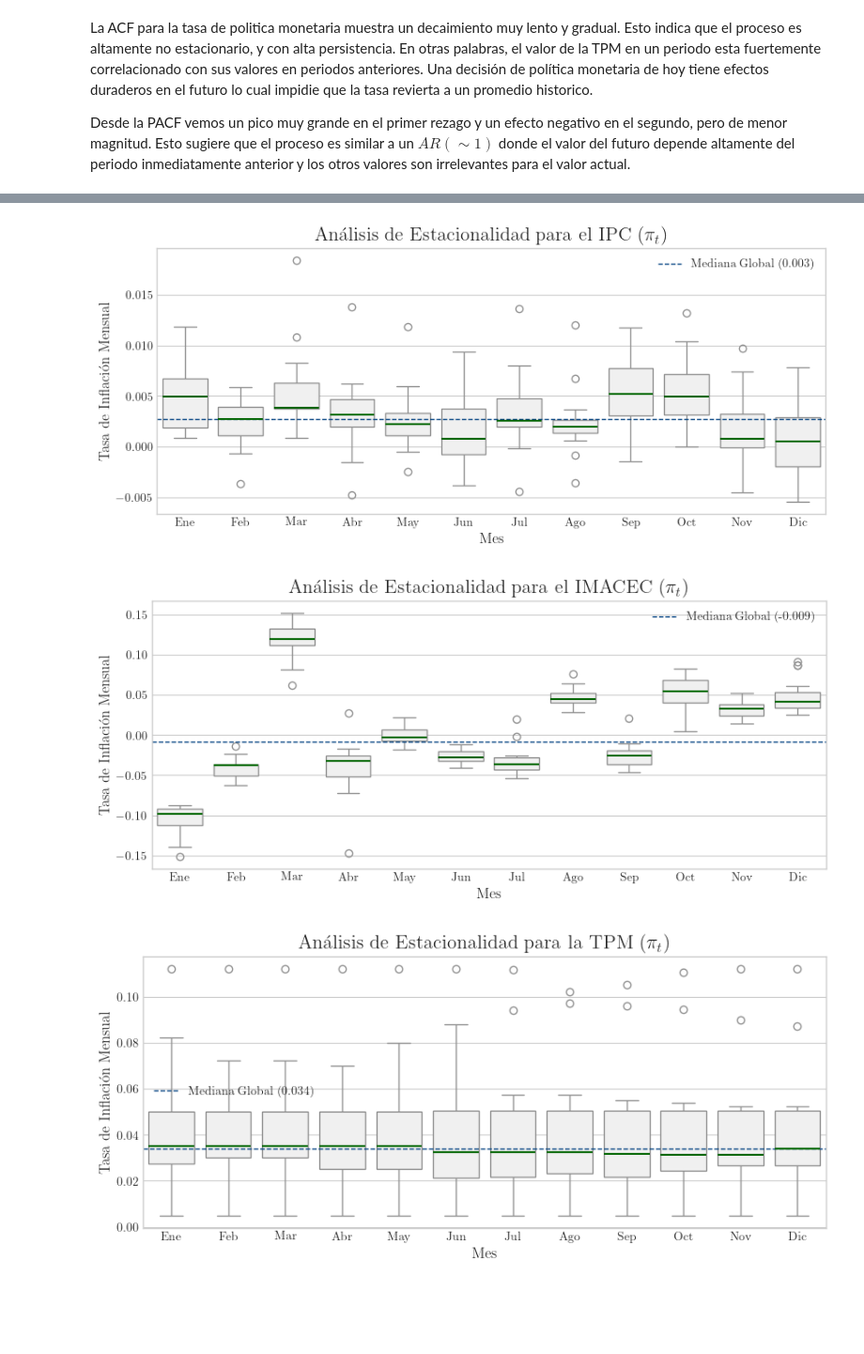
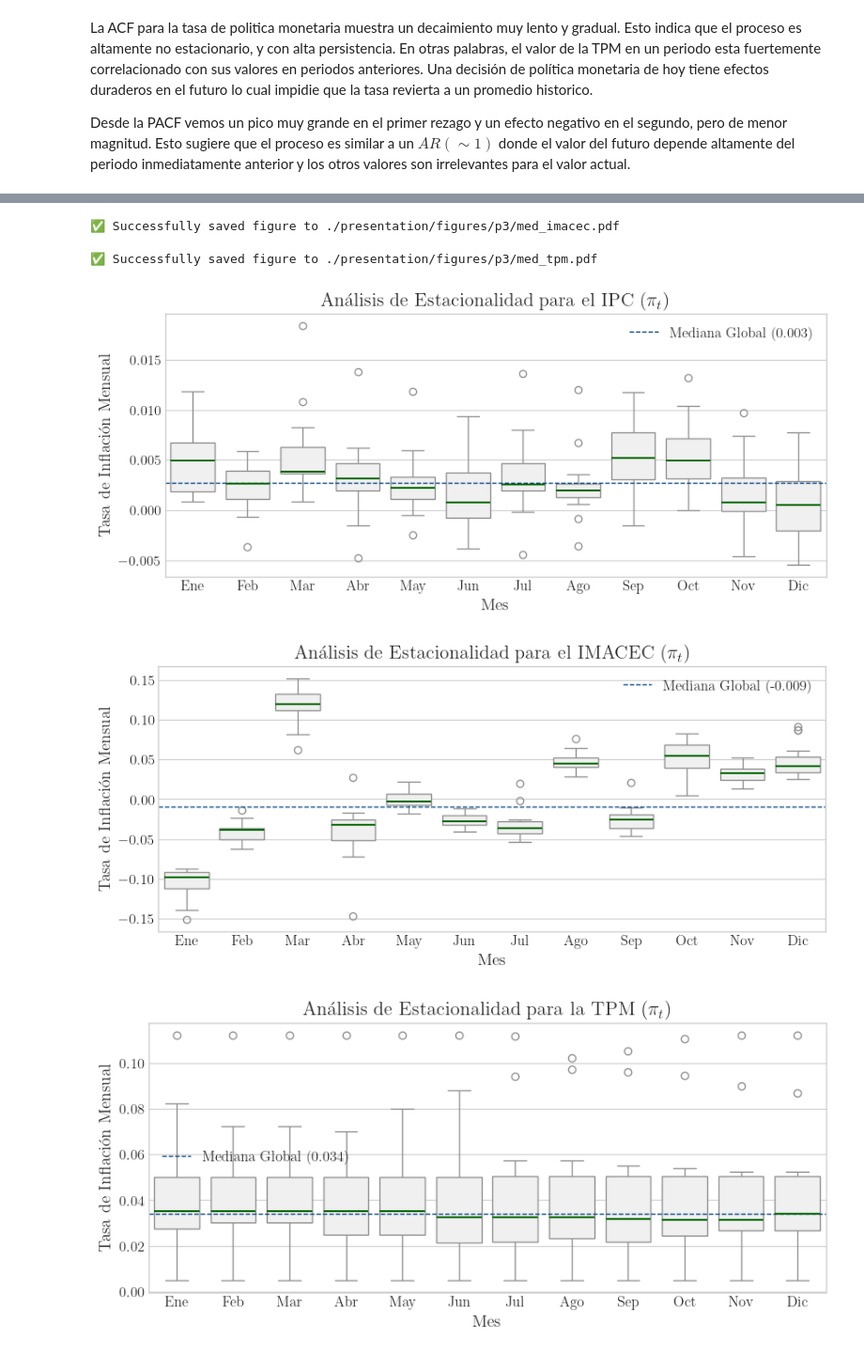
Before and after one commit to ensta630team/HW1---Python, a Jupyter notebook: presentation/notebooks/pregunta_3.ipynb, the cells around one changed output, grey strips where cells are left out. Shown at 94% size. Drawn from its saved outputs; the diff is of its cells as text; code cells hidden in the pictures; blank space fills up the shorter version.

```diff
--- a/presentation/notebooks/pregunta_3.ipynb
+++ b/presentation/notebooks/pregunta_3.ipynb
@@ -90,17 +100,18 @@ uplot.plot_monthly_boxplot(dataset['t'][1:], dataset['pi_t'],
                            title=r'Análisis de Estacionalidad para el IPC ($\pi_t$)',
                            ylabel='Tasa de Inflación Mensual',
                            fig=fig, ax=ax)
-
+uplot.save_figure(fig, './presentation/figures/p3/med_ipc.pdf')
 fig, ax = plt.subplots(figsize=(10, 4))
 uplot.plot_monthly_boxplot(dataset['t'][1:], dataset['y_t'],
                            title=r'Análisis de Estacionalidad para el IMACEC ($\pi_t$)',
                            ylabel='Tasa de Inflación Mensual',
                            fig=fig, ax=ax)
-
+uplot.save_figure(fig, './presentation/figures/p3/med_imacec.pdf')
 
 fig, ax = plt.subplots(figsize=(10, 4))
 uplot.plot_monthly_boxplot(dataset['t'], dataset['i_t'],
                            title=r'Análisis de Estacionalidad para la TPM ($\pi_t$)',
                            ylabel='Tasa de Inflación Mensual',
                            fig=fig, ax=ax)
+uplot.save_figure(fig, './presentation/figures/p3/med_tpm.pdf')
 # %% [output]
@@ -109,6 +119,8 @@ uplot.plot_monthly_boxplot(dataset['t'], dataset['i_t'],
+✅ Successfully saved figure to ./presentation/figures/p3/med_imacec.pdf
+✅ Successfully saved figure to ./presentation/figures/p3/med_tpm.pdf
-[figure, old version]
+[figure, new version]
-[figure, old version]
+[figure, new version]
-[figure, old version]
+[figure, new version]
 # %% [markdown]
 #### Determinando el p y q
 
```
Also changed, not shown: parts of 15 cells of this notebook, 15 other files.
